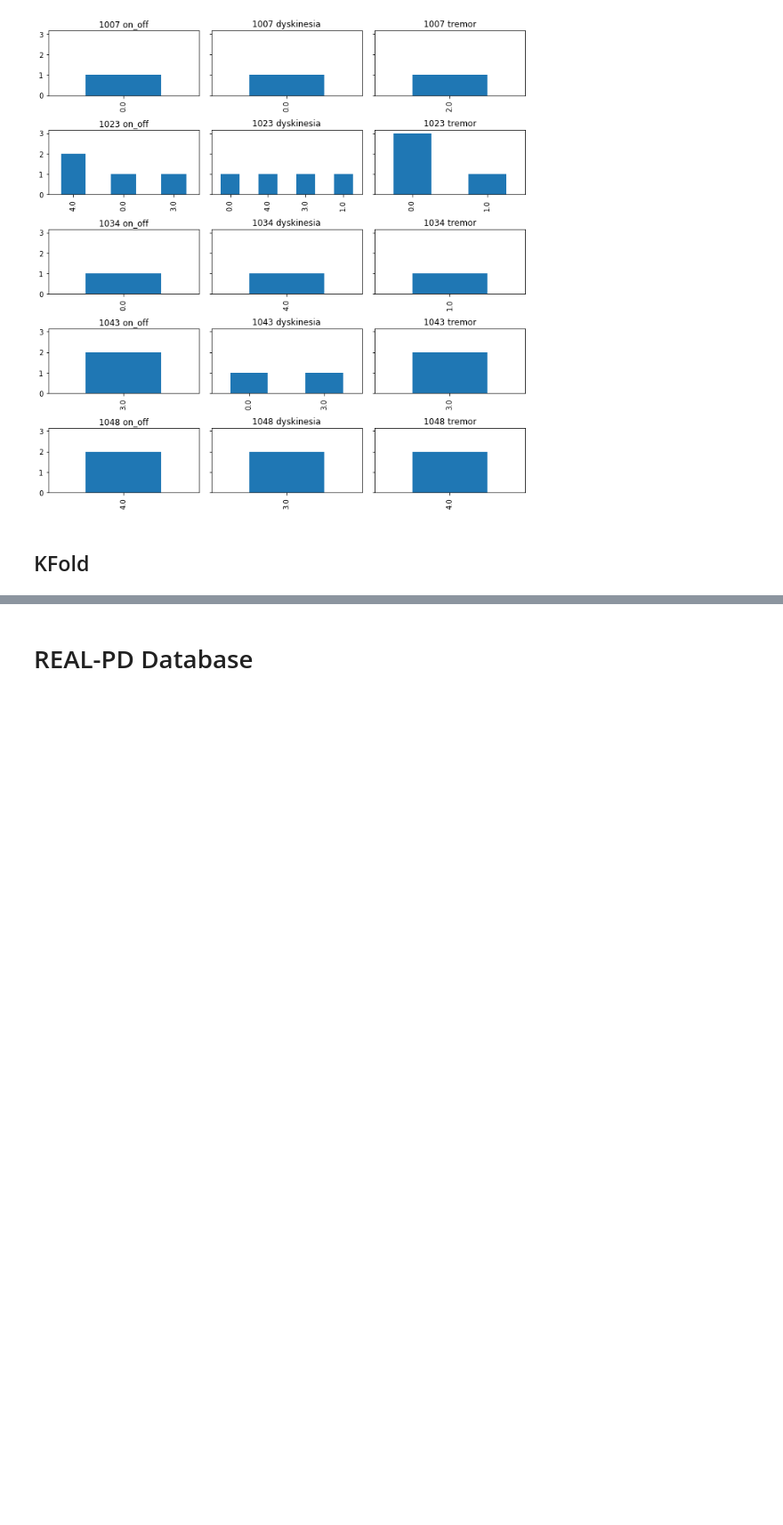
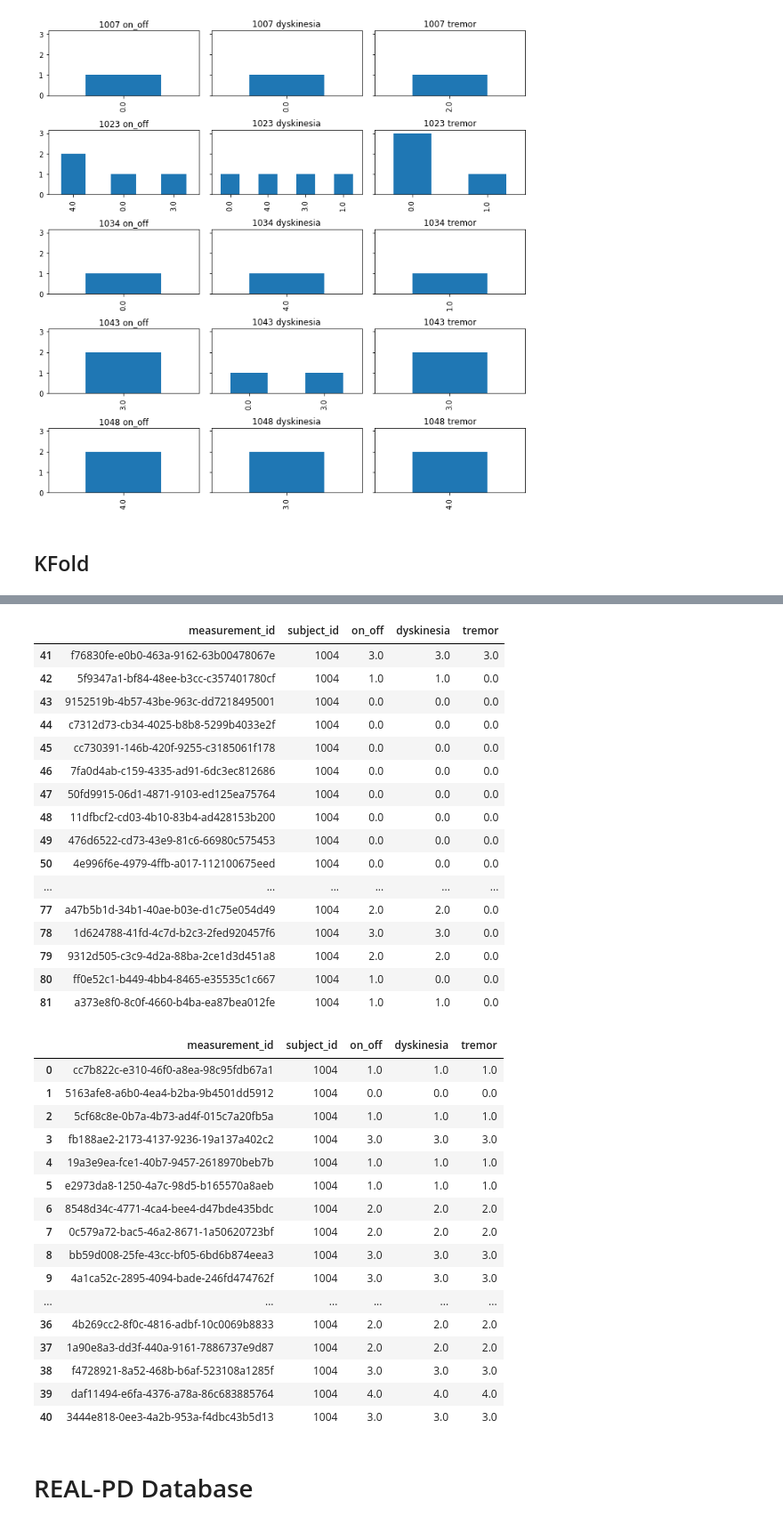
Before and after one commit to Mymoza/BeatPD-CLSP-JHU, a Jupyter notebook: analyze_data.ipynb, the cells around one changed output, grey strips where cells are left out. Shown at 89% size. Cells and saved outputs as stored; diff of their text form; code cells hidden in the pictures; blank space fills up the shorter version.

Commit message:
fixed the variables names for k_fold

```diff
--- a/analyze_data.ipynb
+++ b/analyze_data.ipynb
@@ -275,7 +275,9 @@ import numpy as np
 from sklearn.model_selection import KFold
 
 '''
-Function that returns a list of measurement_id in X dataframes (X is according to the number of n_splits chosen)
+Function that returns a list of X dataframes (X is according to the number of n_splits chosen)
+
+The dataframes are the labels needed according to the split
 
 Arguments:
 df_train_label: Dataframe containing the labels
@@ -302,12 +304,11 @@ def get_k_fold(df_train_label, n_splits=5, subject_id=None):
 
     kf.get_n_splits(X)
 
-    # Building lists of X_train because we have by default 5 splits, so the lists will contain 5 DataFrames with
-    # different split indices
-    X_train_list = list()
-    X_test_list = list()
+    # Building lists of df_train_label because we have by default 5 splits,
+    # so the lists will contain 5 DataFrames with different split indices required
+    list_df_train_label_train = list()
+    list_df_train_label_test = list()
     for train_index, test_index in kf.split(X):
-        X_train_list.append(X.iloc[train_index])
-        X_test_list.append(X.iloc[test_index])
-
-    return X_train_list, X_test_list
+        list_df_train_label_train.append(X.iloc[train_index])
+        list_df_train_label_test.append(X.iloc[test_index])
+    return list_df_train_label_train, list_df_train_label_test
@@ -452,3 +315,56 @@ display(X_train_list[0])
+# %%
+# Define the data type as we have two databases
+data_type='cis'
+path_train_data, df_train_label = define_data_type(data_type=data_type)
+
+list_df_train_label_train, list_df_train_label_test = get_k_fold(df_train_label=df_train_label, n_splits=2, subject_id=1004)
+#display(X_train_list[0])
+
+#### Example on how to read data (commented as not needed right now):
+
+# Iterate through the DataFrame in the list list_df_train_label_train
+# for df_train_label in list_df_train_label_train:
+#     # Go through the measurement_id for this df_train_label split to read the training data corresponding
+#     for idx in df_train_label.index:
+#         # Read the train data for this specific measurement_id
+#         # TODO: Do we want to append all of this training data together?
+#         df_train_data=pd.read_csv(path_train_data+df_train_label["measurement_id"][idx]+'.csv')
+#     #display(df_train_label)
+# %% [output]
+|  | measurement_id | subject_id | on_off | dyskinesia | tremor |
+| 41 | f76830fe-e0b0-463a-9162-63b00478067e | 1004 | 3.0 | 3.0 | 3.0 |
+| 42 | 5f9347a1-bf84-48ee-b3cc-c357401780cf | 1004 | 1.0 | 1.0 | 0.0 |
+| 43 | 9152519b-4b57-43be-963c-dd7218495001 | 1004 | 0.0 | 0.0 | 0.0 |
+| 44 | c7312d73-cb34-4025-b8b8-5299b4033e2f | 1004 | 0.0 | 0.0 | 0.0 |
+| 45 | cc730391-146b-420f-9255-c3185061f178 | 1004 | 0.0 | 0.0 | 0.0 |
+| 46 | 7fa0d4ab-c159-4335-ad91-6dc3ec812686 | 1004 | 0.0 | 0.0 | 0.0 |
+| 47 | 50fd9915-06d1-4871-9103-ed125ea75764 | 1004 | 0.0 | 0.0 | 0.0 |
+| 48 | 11dfbcf2-cd03-4b10-83b4-ad428153b200 | 1004 | 0.0 | 0.0 | 0.0 |
+| 49 | 476d6522-cd73-43e9-81c6-66980c575453 | 1004 | 0.0 | 0.0 | 0.0 |
+| 50 | 4e996f6e-4979-4ffb-a017-112100675eed | 1004 | 0.0 | 0.0 | 0.0 |
+| ... | ... | ... | ... | ... | ... |
+| 77 | a47b5b1d-34b1-40ae-b03e-d1c75e054d49 | 1004 | 2.0 | 2.0 | 0.0 |
+| 78 | 1d624788-41fd-4c7d-b2c3-2fed920457f6 | 1004 | 3.0 | 3.0 | 0.0 |
+| 79 | 9312d505-c3c9-4d2a-88ba-2ce1d3d451a8 | 1004 | 2.0 | 2.0 | 0.0 |
+| 80 | ff0e52c1-b449-4bb4-8465-e35535c1c667 | 1004 | 1.0 | 0.0 | 0.0 |
+| 81 | a373e8f0-8c0f-4660-b4ba-ea87bea012fe | 1004 | 1.0 | 1.0 | 0.0 |
+|  | measurement_id | subject_id | on_off | dyskinesia | tremor |
+| 0 | cc7b822c-e310-46f0-a8ea-98c95fdb67a1 | 1004 | 1.0 | 1.0 | 1.0 |
+| 1 | 5163afe8-a6b0-4ea4-b2ba-9b4501dd5912 | 1004 | 0.0 | 0.0 | 0.0 |
+| 2 | 5cf68c8e-0b7a-4b73-ad4f-015c7a20fb5a | 1004 | 1.0 | 1.0 | 1.0 |
+| 3 | fb188ae2-2173-4137-9236-19a137a402c2 | 1004 | 3.0 | 3.0 | 3.0 |
+| 4 | 19a3e9ea-fce1-40b7-9457-2618970beb7b | 1004 | 1.0 | 1.0 | 1.0 |
+| 5 | e2973da8-1250-4a7c-98d5-b165570a8aeb | 1004 | 1.0 | 1.0 | 1.0 |
+| 6 | 8548d34c-4771-4ca4-bee4-d47bde435bdc | 1004 | 2.0 | 2.0 | 2.0 |
+| 7 | 0c579a72-bac5-46a2-8671-1a50620723bf | 1004 | 2.0 | 2.0 | 2.0 |
+| 8 | bb59d008-25fe-43cc-bf05-6bd6b874eea3 | 1004 | 3.0 | 3.0 | 3.0 |
+| 9 | 4a1ca52c-2895-4094-bade-246fd474762f | 1004 | 3.0 | 3.0 | 3.0 |
+| ... | ... | ... | ... | ... | ... |
+| 36 | 4b269cc2-8f0c-4816-adbf-10c0069b8833 | 1004 | 2.0 | 2.0 | 2.0 |
+| 37 | 1a90e8a3-dd3f-440a-9161-7886737e9d87 | 1004 | 2.0 | 2.0 | 2.0 |
+| 38 | f4728921-8a52-468b-b6af-523108a1285f | 1004 | 3.0 | 3.0 | 3.0 |
+| 39 | daf11494-e6fa-4376-a78a-86c683885764 | 1004 | 4.0 | 4.0 | 4.0 |
+| 40 | 3444e818-0ee3-4a2b-953a-f4dbc43b5d13 | 1004 | 3.0 | 3.0 | 3.0 |
 # %% [markdown]
 # REAL-PD Database
 # %% [markdown]
```
Also changed, not shown: parts of 1 cell of this notebook.
